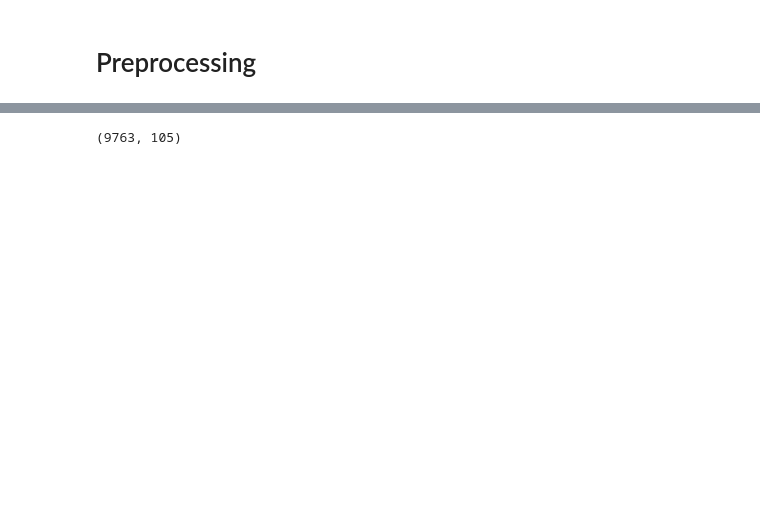
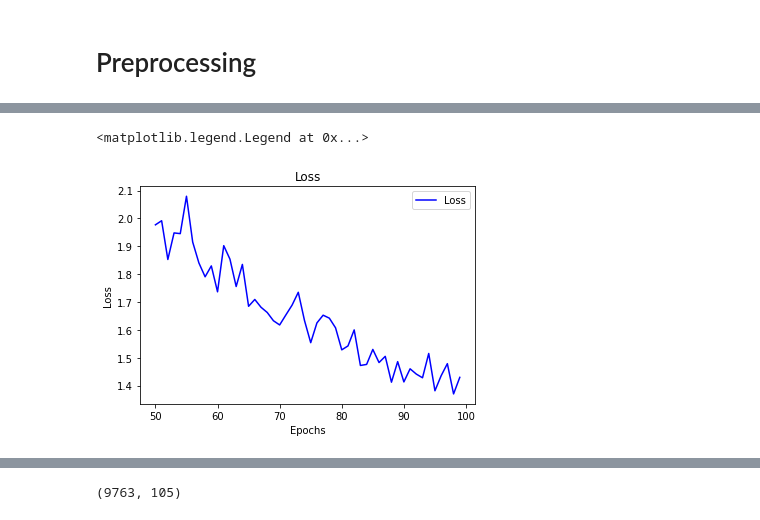
Before and after one commit to JeffJongyoon/Stock-price-prediction, a Jupyter notebook: Model.ipynb, the cells around one changed output, grey strips where cells are left out. Cells and saved outputs as stored; diff of their text form; code cells hidden in the pictures; blank space fills up the shorter version.

```diff
--- a/Model.ipynb
+++ b/Model.ipynb
@@ -88,0 +111,27 @@ df.head()
+# %%
+tf.random.set_seed(1000)
+dataset = windowed_dataset(x_train, window_size, batch_size, shuffle_buffer_size)
+
+model = tf.keras.models.Sequential([
+    tf.keras.layers.Dense(100, input_shape=[window_size], activation="relu", kernel_initializer='glorot_normal'),
+    tf.keras.layers.Dense(50, activation="relu", kernel_initializer='glorot_normal'),
+    # tf.keras.layers.Dropout(.5),
+    tf.keras.layers.Dense(10, activation="relu"),
+    tf.keras.layers.Dense(1)
+])
+
+model.summary()
+model.compile(loss="mse", optimizer=tf.keras.optimizers.SGD(lr=1e-6, momentum=0.9))
+history = model.fit(dataset, epochs=100)
+# %%
+loss = history.history['loss']
+epochs = range(len(loss))
+
+plt.plot(epochs[50:], loss[50:], 'b')
+plt.title('Loss')
+plt.xlabel("Epochs")
+plt.ylabel("Loss")
+plt.legend(["Loss"])
+# %% [output]
+<matplotlib.legend.Legend at 0x...>
+[figure, added]
```
Also changed, not shown: parts of 45 cells of this notebook.
